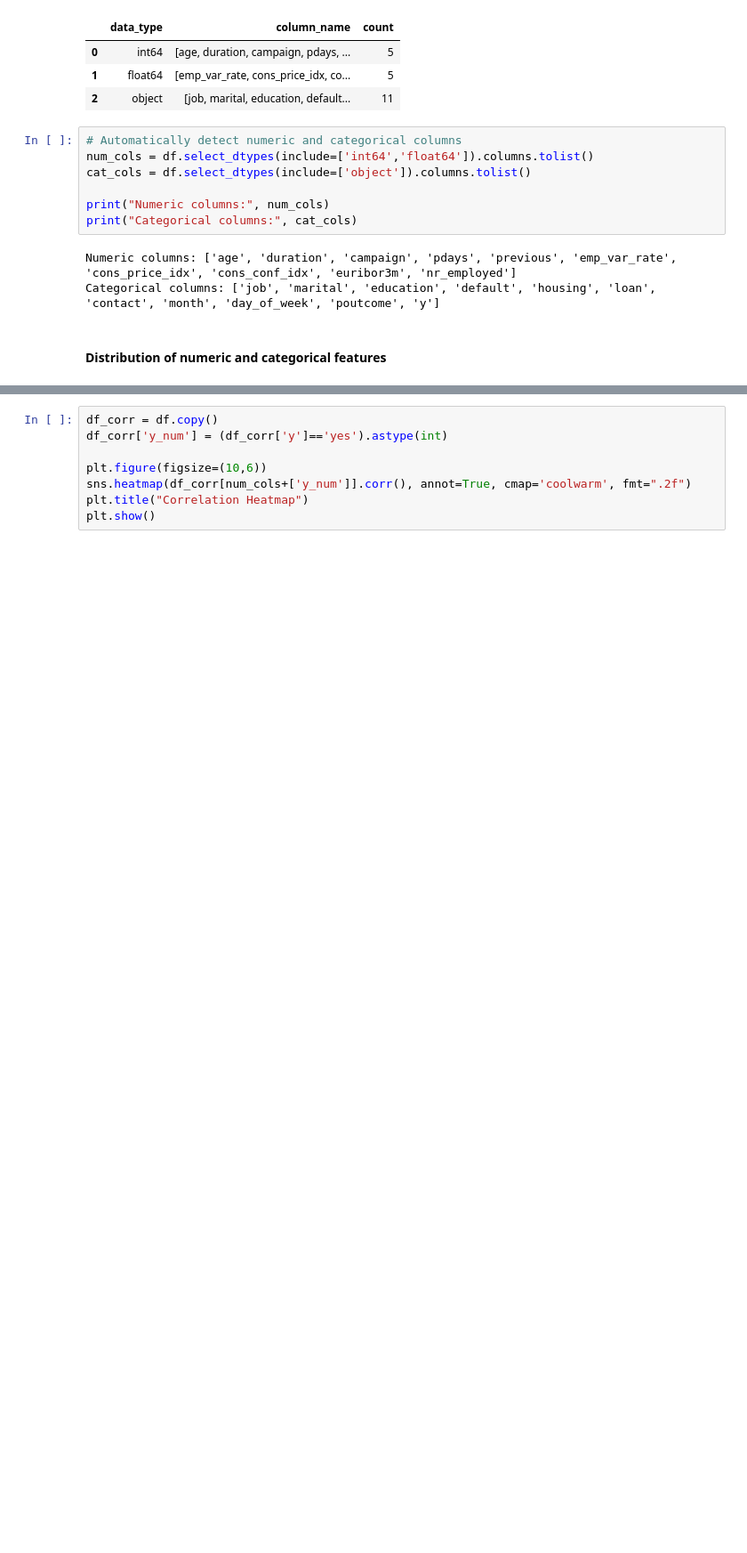
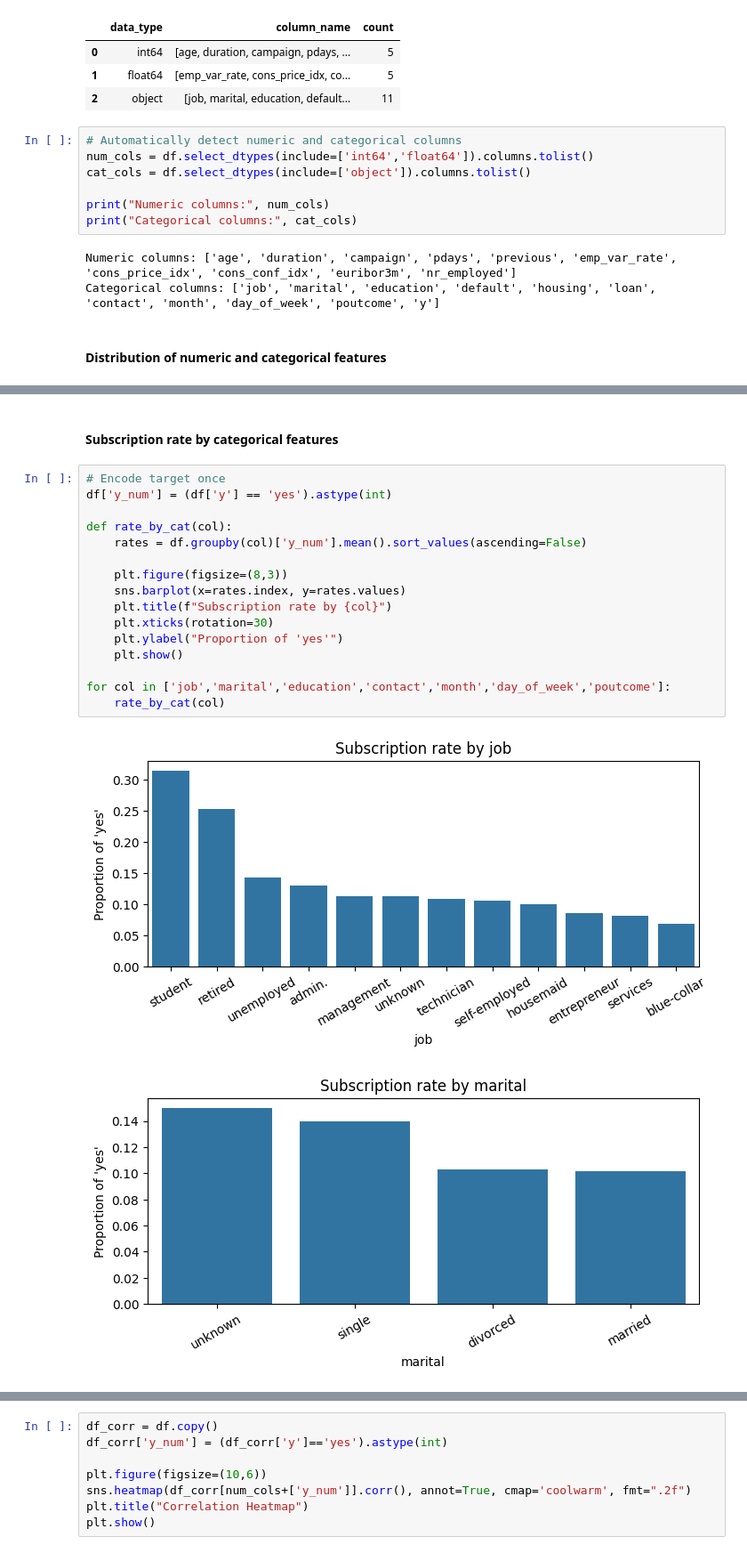
Before and after one commit to msalaverri/logistic-regression-msalaverri, a Jupyter notebook: src/explore.ipynb, the cells around one changed output, grey strips where cells are left out. Shown at 89% size. Drawn from its saved outputs; the diff is of its cells as text; blank space fills up the shorter version.

```diff
--- a/src/explore.ipynb
+++ b/src/explore.ipynb
@@ -239,0 +271,21 @@ Categorical Features Distribution
+# %% [markdown]
+#### Subscription rate by categorical features
+# %%
+# Encode target once
+df['y_num'] = (df['y'] == 'yes').astype(int)
+
+def rate_by_cat(col):
+    rates = df.groupby(col)['y_num'].mean().sort_values(ascending=False)
+
+    plt.figure(figsize=(8,3))
+    sns.barplot(x=rates.index, y=rates.values)
+    plt.title(f"Subscription rate by {col}")
+    plt.xticks(rotation=30)
+    plt.ylabel("Proportion of 'yes'")
+    plt.show()
+
+for col in ['job','marital','education','contact','month','day_of_week','poutcome']:
+    rate_by_cat(col)
+# %% [output]
+[figure, added]
+[figure, added]
```
Also changed, not shown: parts of 14 cells of this notebook.
